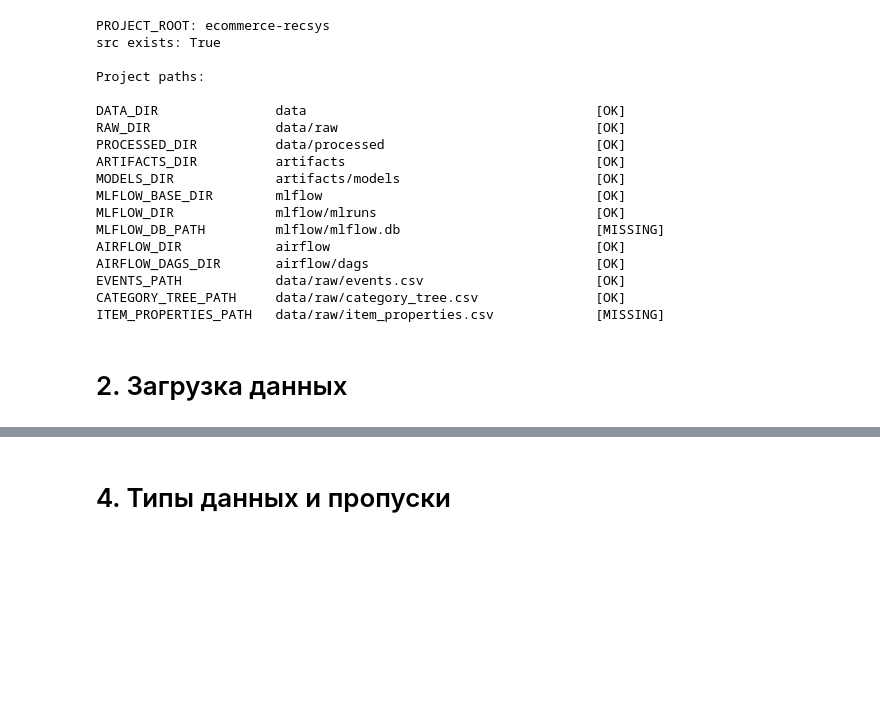
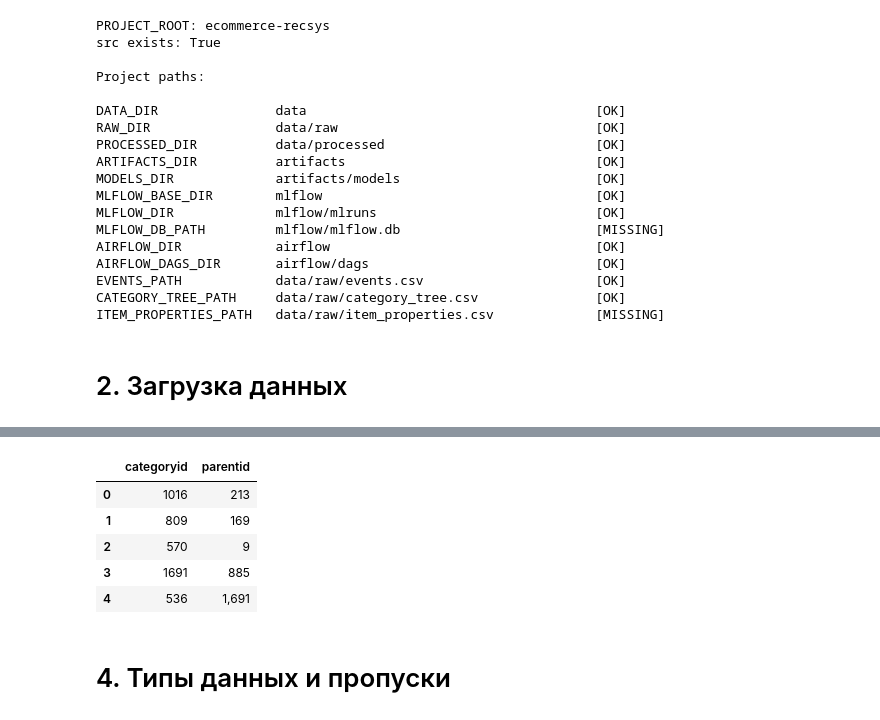
Before and after one commit to Manaam9/ecommerce-recsys, a Jupyter notebook: notebooks/01_eda.ipynb, the cells around one changed output, grey strips where cells are left out. Cells and saved outputs as stored; diff of their text form; code cells hidden in the pictures; blank space fills up the shorter version.

```diff
--- a/notebooks/01_eda.ipynb
+++ b/notebooks/01_eda.ipynb
@@ -454,3 +474,12 @@ events.head()
+# %%
+category_tree.head()
+# %% [output]
+|  | categoryid | parentid |
+| 0 | 1016 | 213 |
+| 1 | 809 | 169 |
+| 2 | 570 | 9 |
+| 3 | 1691 | 885 |
+| 4 | 536 | 1,691 |
 # %% [markdown]
 # 4. Типы данных и пропуски
 # %%
```
Also changed, not shown: parts of 9 cells of this notebook.
